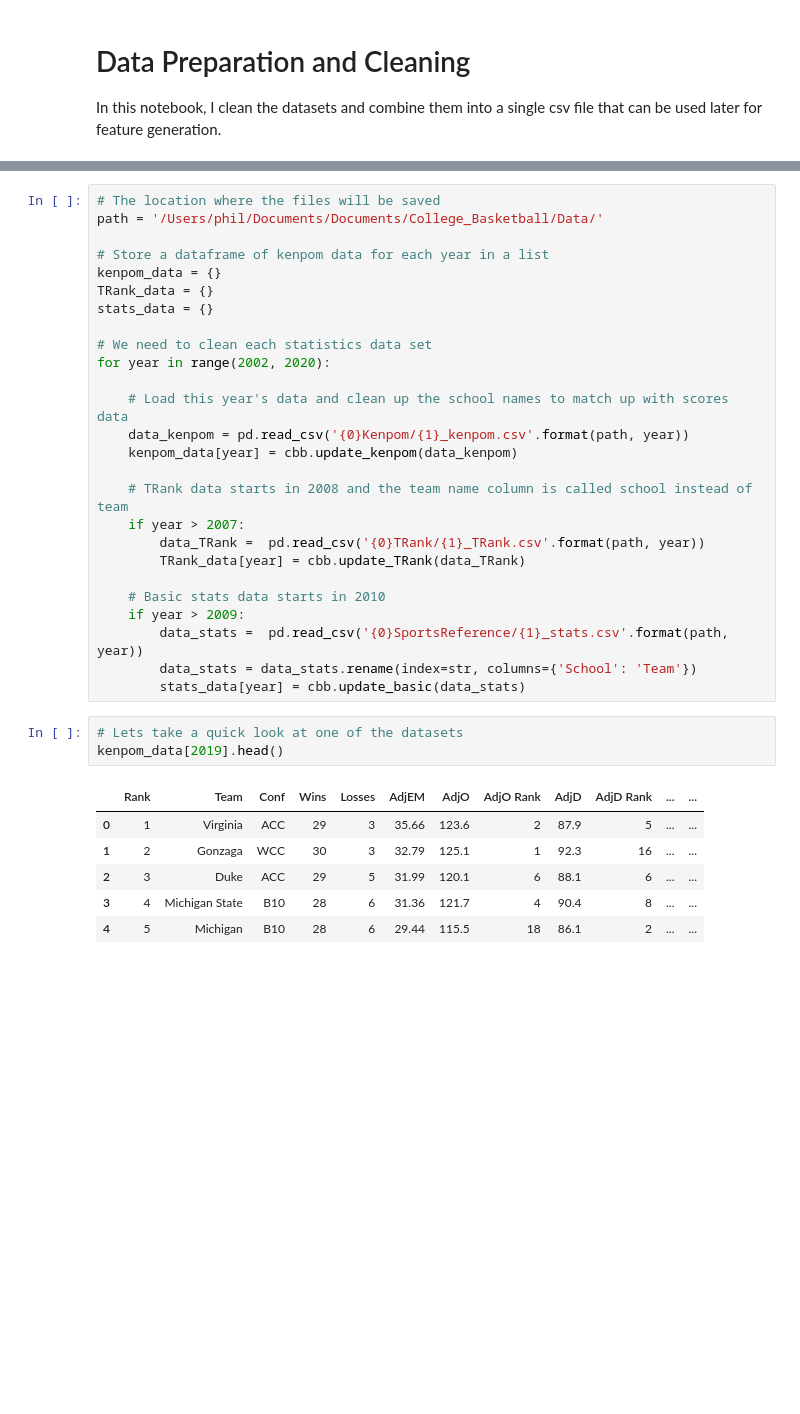
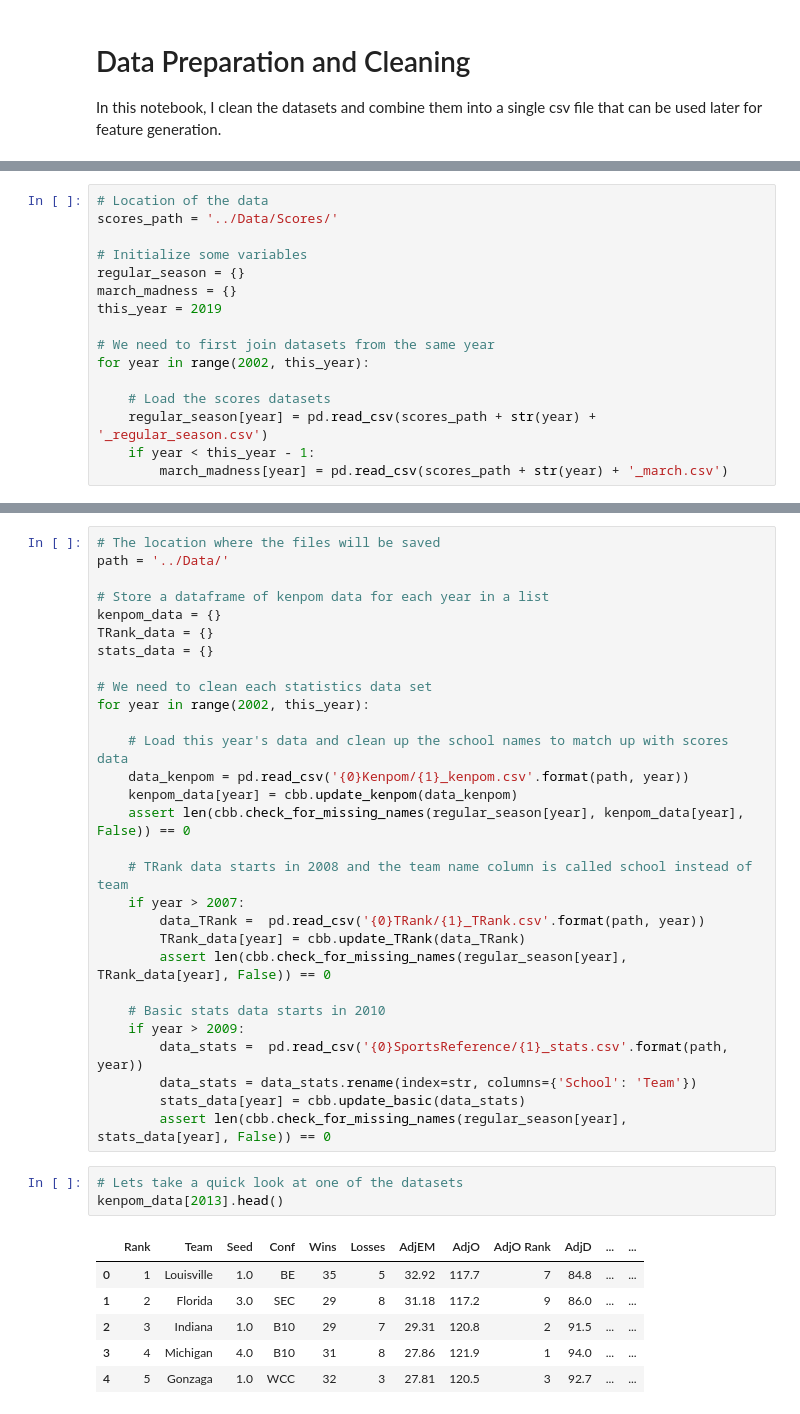
Before and after one commit to pjmartinkus/College_Basketball, a Jupyter notebook: Notebooks/Data Preparation and Cleaning.ipynb, the cells around one changed output, grey strips where cells are left out. Cells and saved outputs as stored; diff of their text form; blank space fills up the shorter version.

```diff
--- a/Notebooks/Data Preparation and Cleaning.ipynb
+++ b/Notebooks/Data Preparation and Cleaning.ipynb
@@ -15,3 +19,19 @@ cbb.__version__
+# %%
+# Location of the data
+scores_path = '../Data/Scores/'
+
+# Initialize some variables
+regular_season = {}
+march_madness = {}
+this_year = 2019
+
+# We need to first join datasets from the same year
+for year in range(2002, this_year):
+
+    # Load the scores datasets
+    regular_season[year] = pd.read_csv(scores_path + str(year) + '_regular_season.csv')
+    if year < this_year - 1:
+        march_madness[year] = pd.read_csv(scores_path + str(year) + '_march.csv')
 # %% [markdown]
 ## Cleaning the Data
 
@@ -19,6 +39,6 @@ First, we need to edit the school names in the kenpom, basic stats and T-Rank da
 # %%
 # The location where the files will be saved
-path = '/Users/phil/Documents/Documents/College_Basketball/Data/'
+path = '../Data/'
 
 # Store a dataframe of kenpom data for each year in a list
 kenpom_data = {}
@@ -26,29 +46,32 @@ TRank_data = {}
 stats_data = {}
 
 # We need to clean each statistics data set
-for year in range(2002, 2020):
+for year in range(2002, this_year):
 
     # Load this year's data and clean up the school names to match up with scores data
     data_kenpom = pd.read_csv('{0}Kenpom/{1}_kenpom.csv'.format(path, year))
     kenpom_data[year] = cbb.update_kenpom(data_kenpom)
+    assert len(cbb.check_for_missing_names(regular_season[year], kenpom_data[year], False)) == 0
 
     # TRank data starts in 2008 and the team name column is called school instead of team
     if year > 2007:
         data_TRank =  pd.read_csv('{0}TRank/{1}_TRank.csv'.format(path, year))
         TRank_data[year] = cbb.update_TRank(data_TRank)
+        assert len(cbb.check_for_missing_names(regular_season[year], TRank_data[year], False)) == 0
 
     # Basic stats data starts in 2010
     if year > 2009:
         data_stats =  pd.read_csv('{0}SportsReference/{1}_stats.csv'.format(path, year))
         data_stats = data_stats.rename(index=str, columns={'School': 'Team'})
         stats_data[year] = cbb.update_basic(data_stats)
+        assert len(cbb.check_for_missing_names(regular_season[year], stats_data[year], False)) == 0
 # %%
 # Lets take a quick look at one of the datasets
-kenpom_data[2019].head()
+kenpom_data[2013].head()
 # %% [output]
-|  | Rank | Team | Conf | Wins | Losses | AdjEM | AdjO | AdjO Rank | AdjD | AdjD Rank | ... | ... |
-| 0 | 1 | Virginia | ACC | 29 | 3 | 35.66 | 123.6 | 2 | 87.9 | 5 | ... | ... |
-| 1 | 2 | Gonzaga | WCC | 30 | 3 | 32.79 | 125.1 | 1 | 92.3 | 16 | ... | ... |
-| 2 | 3 | Duke | ACC | 29 | 5 | 31.99 | 120.1 | 6 | 88.1 | 6 | ... | ... |
-| 3 | 4 | Michigan State | B10 | 28 | 6 | 31.36 | 121.7 | 4 | 90.4 | 8 | ... | ... |
-| 4 | 5 | Michigan | B10 | 28 | 6 | 29.44 | 115.5 | 18 | 86.1 | 2 | ... | ... |
+|  | Rank | Team | Seed | Conf | Wins | Losses | AdjEM | AdjO | AdjO Rank | AdjD | ... | ... |
+| 0 | 1 | Louisville | 1.0 | BE | 35 | 5 | 32.92 | 117.7 | 7 | 84.8 | ... | ... |
+| 1 | 2 | Florida | 3.0 | SEC | 29 | 8 | 31.18 | 117.2 | 9 | 86.0 | ... | ... |
+| 2 | 3 | Indiana | 1.0 | B10 | 29 | 7 | 29.31 | 120.8 | 2 | 91.5 | ... | ... |
+| 3 | 4 | Michigan | 4.0 | B10 | 31 | 8 | 27.86 | 121.9 | 1 | 94.0 | ... | ... |
+| 4 | 5 | Gonzaga | 1.0 | WCC | 32 | 3 | 27.81 | 120.5 | 3 | 92.7 | ... | ... |
```
Also changed, not shown: parts of 12 cells of this notebook.
